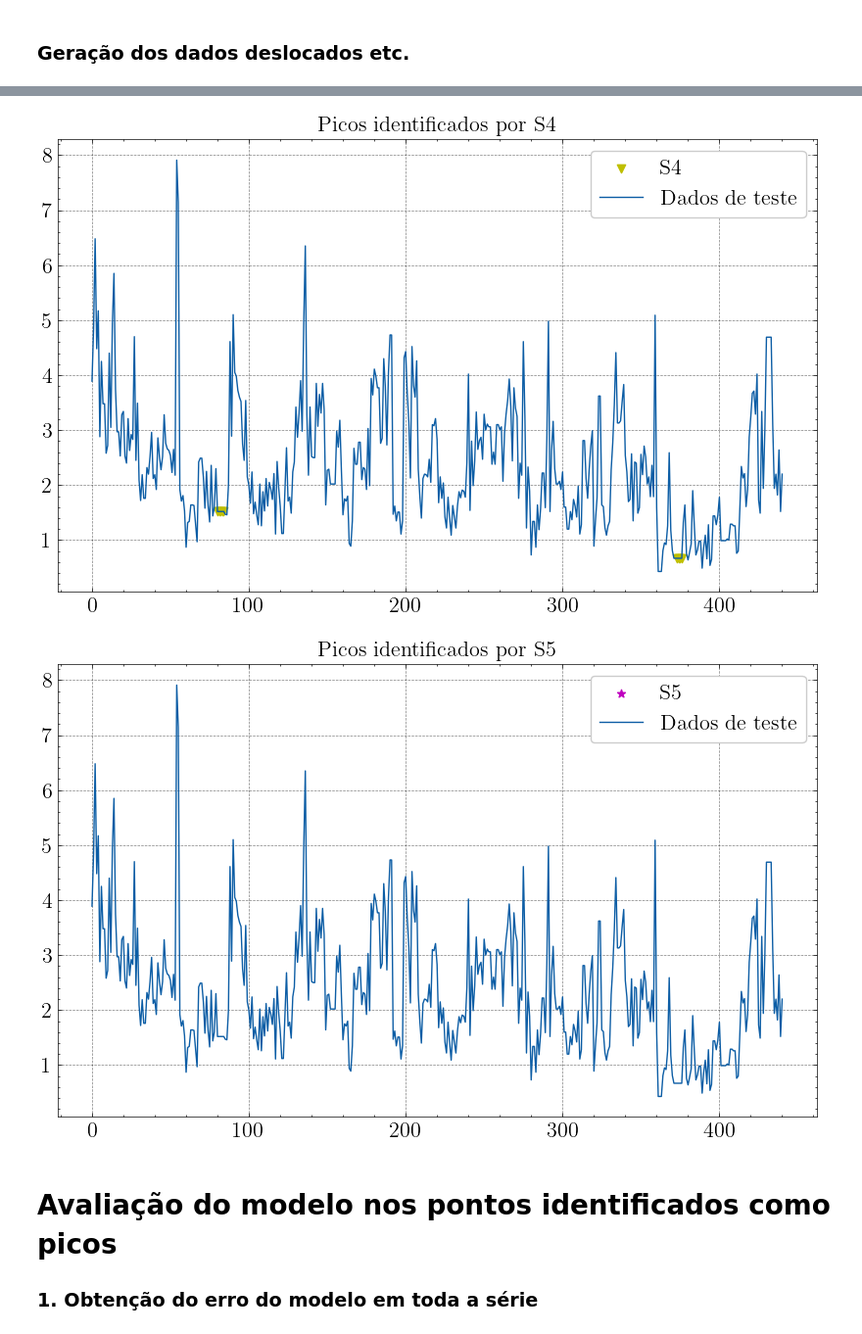
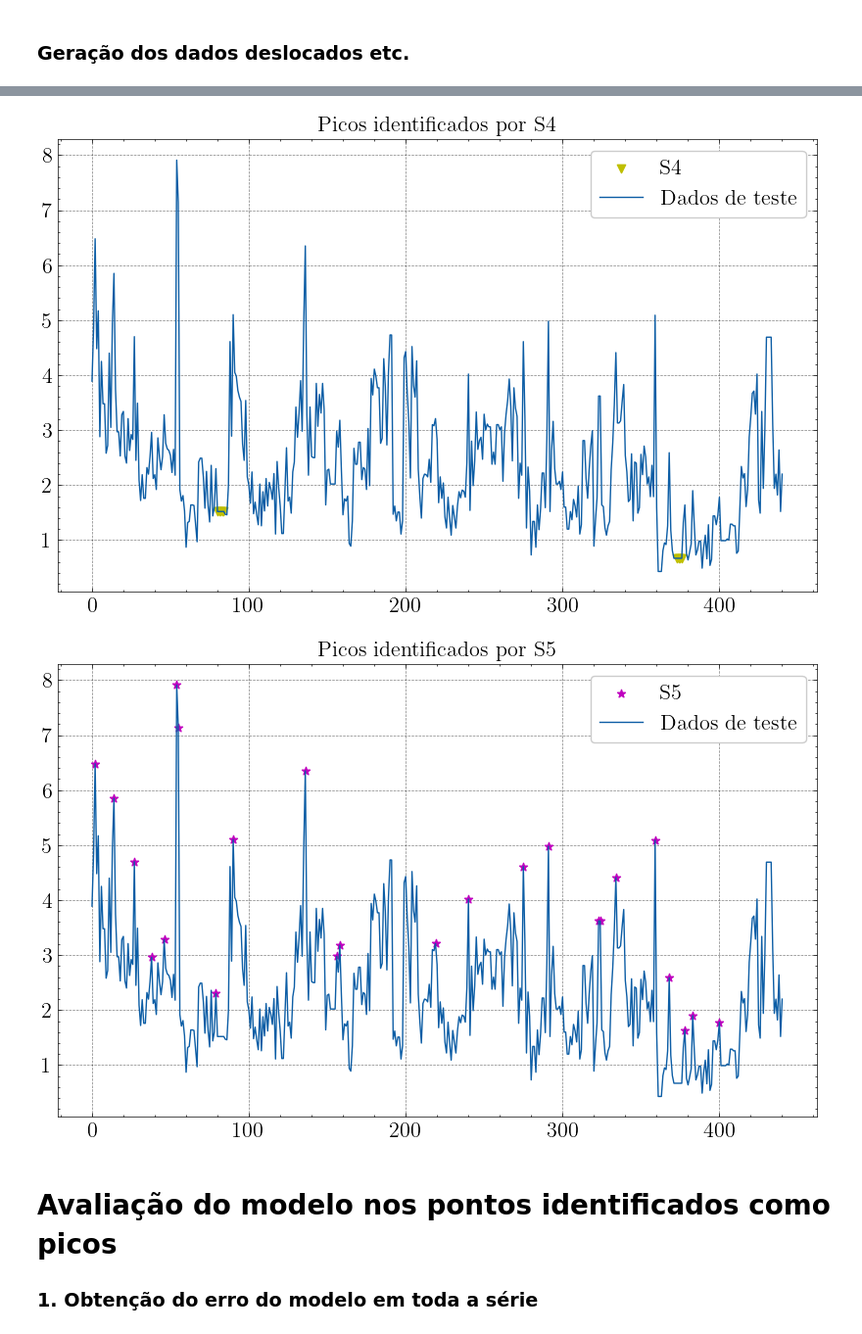
Before and after one commit to yanvgf/peak-detection, a Jupyter notebook: peak-detection.ipynb, the cells around one changed output, grey strips where cells are left out. Shown at 98% size. Cells and saved outputs as stored; diff of their text form; code cells hidden in the pictures.

Commit message:
Corrigir métrica S5 (ela deve verificar se é outlier localmente em cada janela)

```diff
--- a/peak-detection.ipynb
+++ b/peak-detection.ipynb
@@ -190,15 +190,16 @@ def s4_metric(data, k, bandwidth, kde_kernel='gaussian'):
 
 ####################################################################################################
 
-def parametric_outlier_detection(data, sample):
+def parametric_outlier_detection(data, sample, n_std=3):
     """Obtém a probabilidade de um ponto ser um outlier em uma distribuição normal
 
     Args:
         data (pd.DataFrame): janela de dados\n
-        sample (_type_): amostra para a qual deseja-se obter a probabilidade de ser um outlier\n
+        sample (float): valor da amostra para a qual deseja-se obter a probabilidade de ser um outlier\n
+        n_std (int, default=3): número de desvios-padrão a partir dos quais um ponto é considerado outlier\n
 
     Output:
-        outlier_prob (float): "probabilidade" de ser um outlier (proporcional à raridade da amostra)
+        is_outlier (float): "probabilidade" de ser um outlier (proporcional à raridade da amostra)
     """
 
     data = data.values.flatten()
@@ -207,27 +208,32 @@ def parametric_outlier_detection(data, sample):
     mean = np.mean(data)
     std = np.std(data)
 
-    # Calcula a probabilidade de ser um outlier (se desvio-padrão for zero, todos os valores são iguais)
-    outlier_prob = 0
+    # Verifica se ponto é outlier (se desvio-padrão for zero, todos os valores são iguais)
+    is_outlier = False
     if std != 0:
-        outlier_prob = 1 - (1/(std*np.sqrt(2*np.pi)))*np.exp(-((sample-mean)**2)/(2*std**2))
+        is_outlier = (sample - mean) > n_std*std
+        stds_from_mean = (sample - mean)/std
 
-    return(outlier_prob)
+    return(is_outlier, stds_from_mean)
 
 
-def s5_metric(data, k, method='parametric'):
+def s5_metric(data, k, method='parametric', n_std=3):
     """Métrica S5 do artigo (picos são outliers em uma janela local)
 
     Args:
         data (pd.DataFrame): dataframe com os dados a serem classificados em pico ou não\n
         k (int): número de vizinhos a ser considerado (no artigo, é sugerido utilizar um valor com sentido, ex.: amostras referentes a 1 dia)\n
         method (str, default='parametric'): método de detecção de outliers (parametric, chebyshev)\n
+        n_std (int): número de desvios-padrão a partir dos quais um ponto é considerado outlier\n
 
     Output:
-        s5 (pd.DataFrame): série com os valores da métrica S5 para cada ponto
+        s5_outliers (pd.DataFrame): série com picos locais já detectados (True=pico) (nesse caso, é uma detecção de picos direta, sem atribuição \
+        de uma spikiness)\n
+        s5_spikiness (pd.DataFrame): série com os valores da métrica S5 para cada ponto (quantos desvios-padrão a amostra está da média em cada janela)
     """
 
-    s5 = []
+    s5_outliers = []
+    s5_spikiness = []
 
     for idx in range(data.shape[0]):
 
@@ -244,9 +250,11 @@ def s5_metric(data, k, method='parametric'):
         sample = data.iloc[idx,:].values[0]
 
         if method == 'parametric':
-            s5.append([parametric_outlier_detection(data_window, sample)])
+            is_outlier, stds_from_mean = parametric_outlier_detection(data_window, sample, n_std)
+            s5_outliers.append(is_outlier)
+            s5_spikiness.append(stds_from_mean)
 
-    return(pd.DataFrame(s5))
+    return(pd.DataFrame(s5_outliers), pd.DataFrame(s5_spikiness))
 # %% [markdown]
 ---
 # %% [markdown]
@@ -449,8 +455,9 @@ final_test, naive = pre_processing.treat_discontinuities(full_dataset_test,
 #
 # k = 6 porque as amostras são coletadas de 2h em 2h, então consigo comparar cada amostra com o dia em que ela foi coletada
 k = 6
+h_test = 1.5
 s1_test = s1_metric(pd.DataFrame(final_test[target].reset_index(drop=True)), k)
 s2_test = s2_metric(pd.DataFrame(final_test[target].reset_index(drop=True)), k)
 s3_test = s3_metric(pd.DataFrame(final_test[target].reset_index(drop=True)), k)
 s4_test = s4_metric(pd.DataFrame(final_test[target].reset_index(drop=True)), k, bandwidth=0.1, kde_kernel='gaussian')
-s5_test = s5_metric(pd.DataFrame(final_test[target].reset_index(drop=True)), k, method='parametric')
+s5_test = s5_metric(pd.DataFrame(final_test[target].reset_index(drop=True)), k, method='parametric', n_std=h_test)
@@ -501,8 +502,7 @@ s4_is_peak = np.where(s4_test > s4_test_mean + 3*s4_test_std, True, False)
 s4_peak_indexes = [i for (i, value) in enumerate(s4_is_peak) if value]
 #
 # S5
-s5_is_peak = np.where(s5_test > s5_test_mean + 3*s5_test_std, True, False)
-s5_peak_indexes = [i for (i, value) in enumerate(s5_is_peak) if value]
+s5_peak_indexes = [i for (i, value) in enumerate(s5_test.values.flatten()) if value]
 
 # Marcar no gráfico os picos identificados por cada métrica
 #
@@ -528,34 +528,34 @@ plt.show()
 plt.scatter(s3_peak_indexes, final_test[target].values[s3_peak_indexes], marker='^', color='b', label='S3')
 #
 # Plotar gráfico com os picos identificados
 plt.plot(final_test[target].values, label='Dados de teste')
 plt.title(f'Picos identificados por S3')
 plt.legend(frameon=True)
 plt.show()
 
 # S4
 plt.scatter(s4_peak_indexes, final_test[target].values[s4_peak_indexes], marker='v', color='y', label='S4')
 #
 # Plotar gráfico com os picos identificados
 plt.plot(final_test[target].values, label='Dados de teste')
 plt.title(f'Picos identificados por S4')
 plt.legend(frameon=True)
 plt.show()
 
 # S5
 plt.scatter(s5_peak_indexes, final_test[target].values[s5_peak_indexes], marker='*', color='m', label='S5')
 #
 # Plotar gráfico com os picos identificados
 plt.plot(final_test[target].values, label='Dados de teste')
 plt.title(f'Picos identificados por S5')
 plt.legend(frameon=True)
 plt.show()
 # %% [output]
 [figure]
 [figure]
 [figure]
 [figure]
-[figure, old version]
+[figure, new version]
 # %% [markdown]
 # Avaliação do modelo nos pontos identificados como picos
 
```
Also changed, not shown: parts of 5 cells of this notebook.
